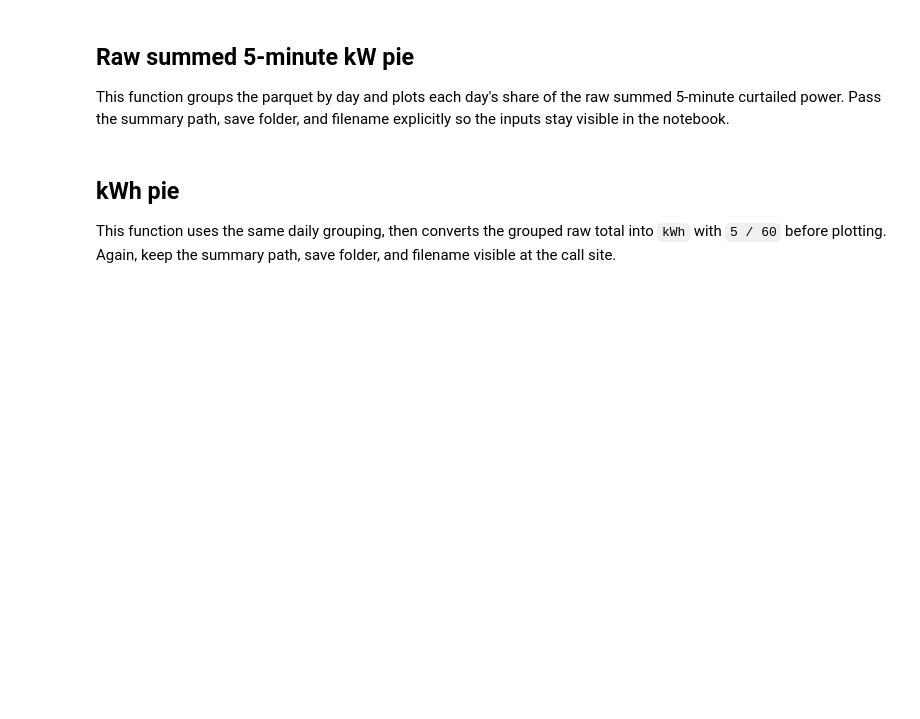
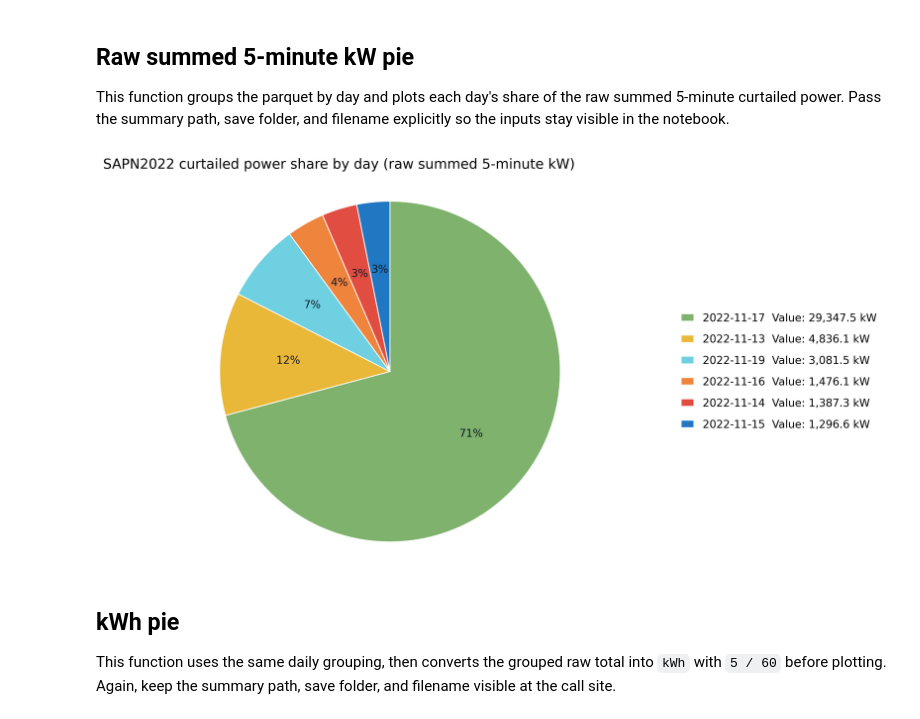
Before and after one commit to UNSW-CEEM/CICCADA, a Jupyter notebook: SAPN2022_Analysis/curtailment/scripts/plot_aggregates.ipynb, the cells around one changed output. Saved outputs shown, nothing was run; the diff lists cells and outputs as text; code cells hidden in the pictures; blank space fills up the shorter version.

```diff
--- a/SAPN2022_Analysis/curtailment/scripts/plot_aggregates.ipynb
+++ b/SAPN2022_Analysis/curtailment/scripts/plot_aggregates.ipynb
@@ -165,15 +176,20 @@ def plot_daily_curtailment_pie(
     return fig, ax
 # %%
 # Name the output file here so it is easy to change before calling the function.
+# Input file used by this plot:
+# - raw_summary_path: curtailment_sapn2022_5m.parquet
+raw_summary_path = DEFAULT_CURTAILMENT_SUMMARY
 raw_filename = "curtailment_sapn2022_daily_pie_raw_sum.png"
 
 fig_raw, ax_raw = plot_daily_curtailment_pie(
-    summary_path=DEFAULT_CURTAILMENT_SUMMARY,
+    summary_path=raw_summary_path,
     save_folder=DEFAULT_folder_SAVE_PATH,
     filename=raw_filename,
     save=False,
 )
 plt.show()
+# %% [output]
+[figure, added]
 # %% [markdown]
 ## kWh pie
 
```
Also changed, not shown: parts of 17 cells of this notebook, 8 other files.
